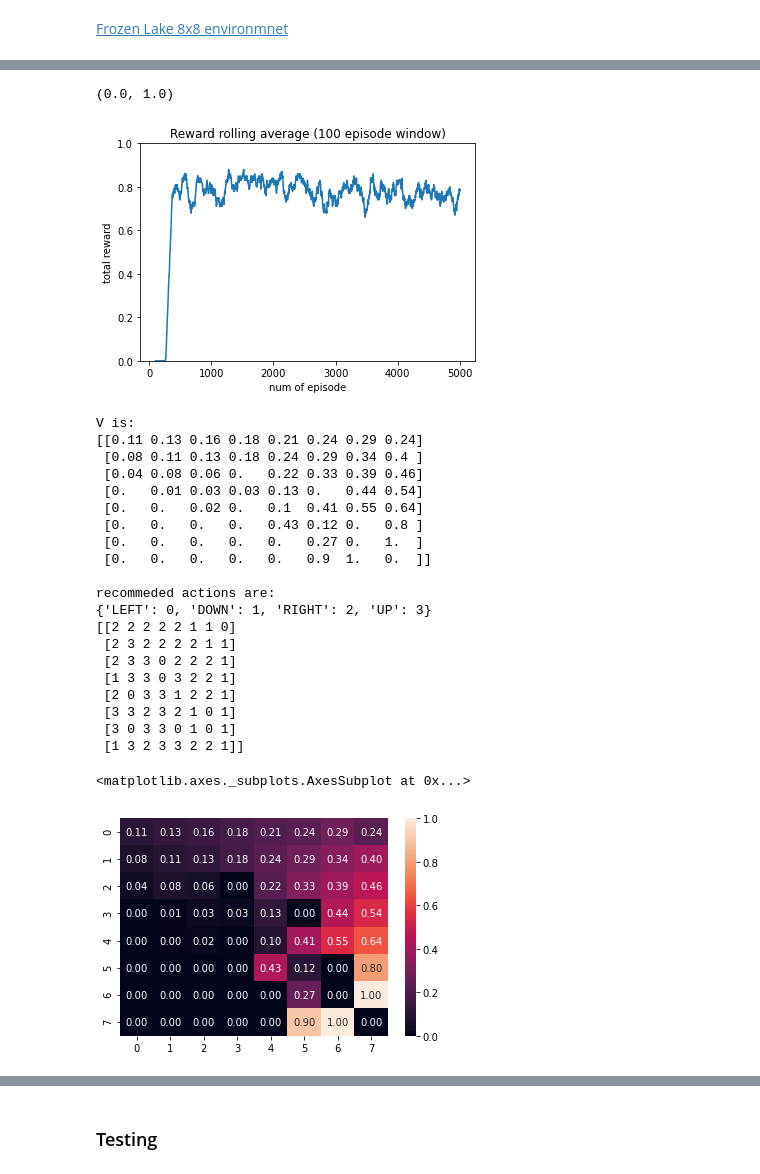
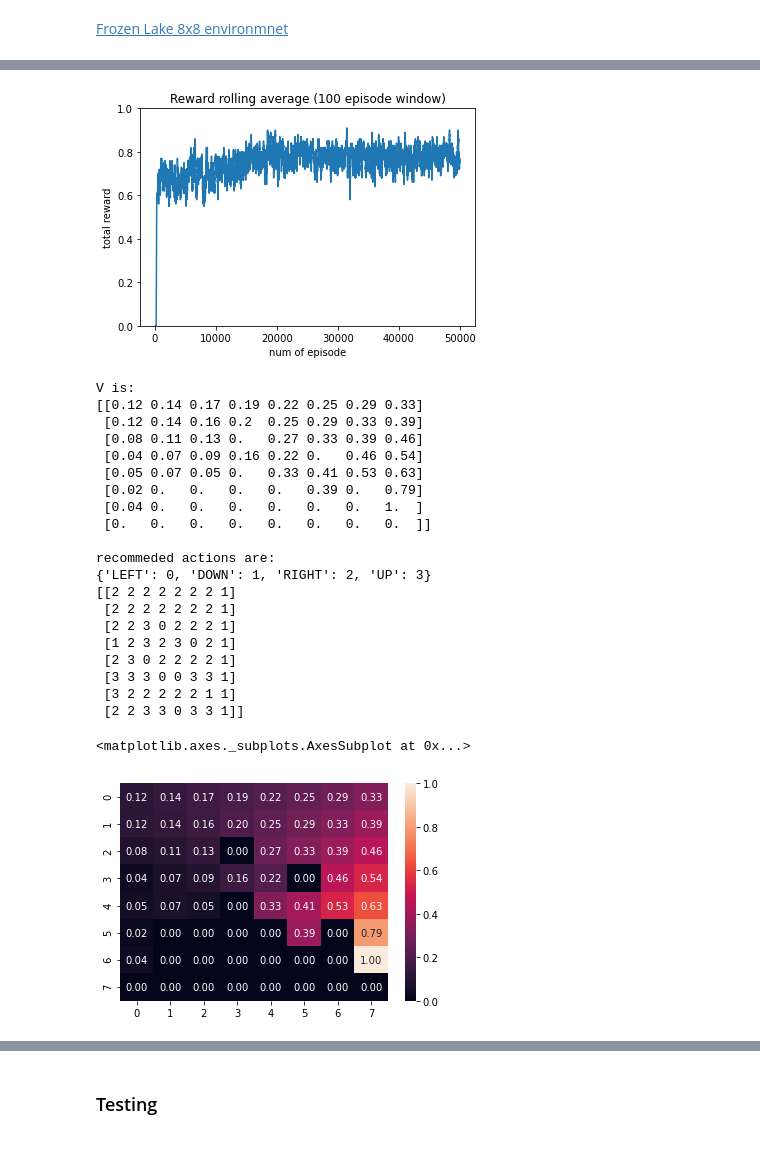
Before and after one commit to ltsaprounis/tabular_RL_openaigym, a Jupyter notebook: FrozenLakeMonteCarloQ.ipynb, the cells around one changed output, grey strips where cells are left out. Saved outputs shown, nothing was run; the diff lists cells and outputs as text; code cells hidden in the pictures.

```diff
--- a/FrozenLakeMonteCarloQ.ipynb
+++ b/FrozenLakeMonteCarloQ.ipynb
@@ -84,7 +69,7 @@ r_standard = -0.1
 random_starts = False
 
 # algorithm parameters
-num_episodes = 5000
+num_episodes = 50000
 max_steps = 100
 gamma = 0.9
 epsilon = 0.3
@@ -101,7 +86,7 @@ total_episode_reward = []
 
 for episode in range(num_episodes):
 
-    if episode%100 == 0:
+    if episode%1000 == 0:
         print(">> episode %d" % episode)
 
     env.reset()
@@ -157,31 +142,9 @@ for episode in range(num_episodes):
     # at the end of trace
     total_episode_reward.append(sum(rewards))
 
-    # trace = list(reversed(trace))
-    # rewards = list(reversed(rewards))
-
     # First visit algorithm needs the if statement below
     for step in reversed(range(len(trace))):
         if trace[step] not in trace[:step]:
-
-
-            """
-            # Debug
-            if sum(rewards[step:]) == 1:
-                print(">> %d" % episode)
-                print(" - step %d" % step)
-                print(trace)
-                print(trace[step])
-                #print(rewards)
-                #print(new_obs)
-                #print('state %d, action %d rewards sum is: %.2f'
-                #      % (trace[step][0], trace[step][1], sum(rewards[step:])))
-                #print(obs)
-                #print([gamma**i for i in range(len(rewards[step:]))])
-                print(sum([rewards[step:][i]*(gamma**i)
-                                         for i in range(len(rewards[step:]))]))
-            """
-
             Returns[trace[step]] += sum([rewards[step:][i]*(gamma**i)
                                          for i in range(len(rewards[step:]))])
             counter[trace[step]] += 1
@@ -236,19 +183,22 @@ plt.hist(exploring_starts, bins=n_states)
 # %%
 reward_rolling_average = pd.DataFrame()
 N = 100
 reward_rolling_average['episode reward'] = total_episode_reward
 reward_rolling_average['episode reward rolling average (%d)'%N] = (reward_rolling_average.
                                                                    rolling(window=N).
                                                                    mean())
 
 plt.plot(reward_rolling_average['episode reward rolling average (%d)'%N])
 plt.title("Reward rolling average (%d episode window)" % N)
 plt.xlabel("num of episode")
 plt.ylabel("total reward")
-plt.ylim((0, 1))
+
+if change_reward:
+    pass
+else:
+    plt.ylim((0, 1))
 # %% [output]
-(0.0, 1.0)
-[figure, old version]
+[figure, new version]
 # %%
 #print(Q)
 print('V is:')
@@ -257,29 +207,30 @@ print("")
 print("recommeded actions are:")
 print(action_dict)
 print(p.reshape(map_shape))
+# print(Q.argmax(axis=1).reshape(map_shape))
 # %% [output]
 V is:
-[[0.11 0.13 0.16 0.18 0.21 0.24 0.29 0.24]
- [0.08 0.11 0.13 0.18 0.24 0.29 0.34 0.4 ]
- [0.04 0.08 0.06 0.   0.22 0.33 0.39 0.46]
- [0.   0.01 0.03 0.03 0.13 0.   0.44 0.54]
- [0.   0.   0.02 0.   0.1  0.41 0.55 0.64]
- [0.   0.   0.   0.   0.43 0.12 0.   0.8 ]
- [0.   0.   0.   0.   0.   0.27 0.   1.  ]
- [0.   0.   0.   0.   0.   0.9  1.   0.  ]]
+[[0.12 0.14 0.17 0.19 0.22 0.25 0.29 0.33]
+ [0.12 0.14 0.16 0.2  0.25 0.29 0.33 0.39]
+ [0.08 0.11 0.13 0.   0.27 0.33 0.39 0.46]
+ [0.04 0.07 0.09 0.16 0.22 0.   0.46 0.54]
+ [0.05 0.07 0.05 0.   0.33 0.41 0.53 0.63]
+ [0.02 0.   0.   0.   0.   0.39 0.   0.79]
+ [0.04 0.   0.   0.   0.   0.   0.   1.  ]
+ [0.   0.   0.   0.   0.   0.   0.   0.  ]]
 
 recommeded actions are:
 {'LEFT': 0, 'DOWN': 1, 'RIGHT': 2, 'UP': 3}
-[[2 2 2 2 2 1 1 0]
- [2 3 2 2 2 2 1 1]
- [2 3 3 0 2 2 2 1]
- [1 3 3 0 3 2 2 1]
- [2 0 3 3 1 2 2 1]
- [3 3 2 3 2 1 0 1]
- [3 0 3 3 0 1 0 1]
- [1 3 2 3 3 2 2 1]]
+[[2 2 2 2 2 2 2 1]
+ [2 2 2 2 2 2 2 1]
+ [2 2 3 0 2 2 2 1]
+ [1 2 3 2 3 0 2 1]
+ [2 3 0 2 2 2 2 1]
+ [3 3 3 0 0 3 3 1]
+ [3 2 2 2 2 2 1 1]
+ [2 2 3 3 0 3 3 1]]
 # %%
 sn.heatmap(np.max(Q, axis=1).reshape(map_shape), annot=True, fmt="0.2f")
 # %% [output]
 <matplotlib.axes._subplots.AxesSubplot at 0x...>
-[figure, old version]
+[figure, new version]
```
Also changed, not shown: parts of 10 cells of this notebook.
